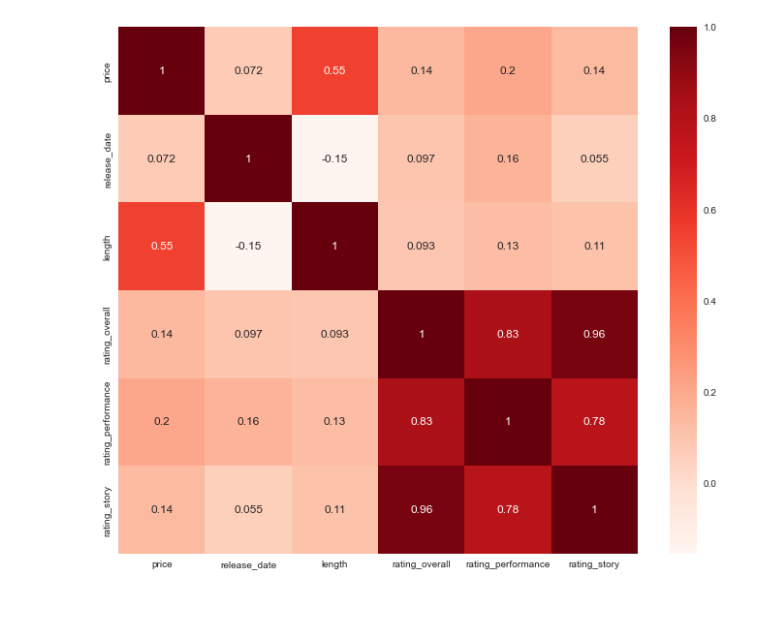
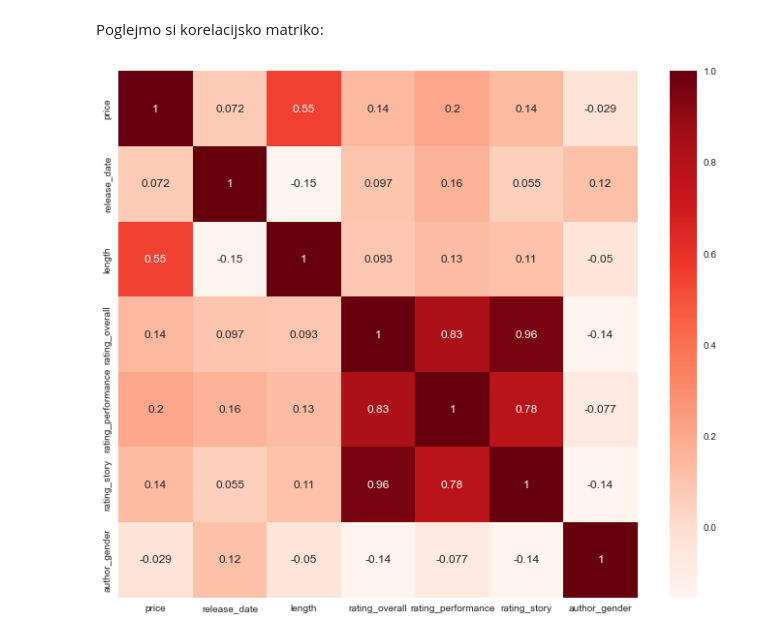
Before and after one commit to LanaP3/Projektna_naloga, a Jupyter notebook: graphs.ipynb, the cells around one changed output. Drawn from its saved outputs; the diff is of its cells as text; code cells hidden in the pictures; blank space fills up the shorter version.

```diff
--- a/graphs.ipynb
+++ b/graphs.ipynb
@@ -10,7 +10,7 @@ from datetime import datetime
 df_1 = pd.read_csv(".\\audiobooks.csv")
 df_2 = pd.read_csv(".\\audiobooks_2.csv")
 df = df_1.merge(df_2, on='audiobook_id')
-df = df[['price', 'release_date', 'length', 'rating_overall', 'rating_performance', 'rating_story']].dropna()
+df = df[['price', 'release_date', 'length', 'rating_overall', 'rating_performance', 'rating_story', 'author']].dropna()
 
 def convert_time(time_str):
     year = time_str[-2:]
@@ -35,5 +35,22 @@ def convert_duration(length):
 df['release_date'] = df['release_date'].apply(convert_time)
 df['length'] = df['length'].apply(convert_duration)
 df['price'] = df['price'].apply(lambda s : float(s[1:]))
+
+name_gender_dict = pd.read_csv(".\\name_gender_dataset.csv").drop_duplicates(subset=['Name']).set_index('Name').to_dict('index')
+name_gender_dict
+def find_gender(full_name):
+    name = full_name.split(' ')[0]
+    if name in name_gender_dict:
+        gender = name_gender_dict[name]['Gender']
+        if gender == 'M':
+            return 0
+        else:
+            return 2
+    else:
+        return 1
+        print('no match')
+
+df['author_gender'] = df['author'].apply(find_gender)
+
 df.head()
 # %% [output]
@@ -46,8 +63,10 @@ df.head()
+# %% [markdown]
+Poglejmo si korelacijsko matriko:
 # %%
 #Using Pearson Correlation
 plt.figure(figsize=(12,10))
-cor = df.corr()
+cor = df.drop(['author'], axis=1).corr()
 sns.heatmap(cor, annot=True, cmap=plt.cm.Reds)
 plt.show()
 # %% [output]
-[figure, old version]
+[figure, new version]
```
Also changed, not shown: parts of 1 cell of this notebook, 6 other files.
